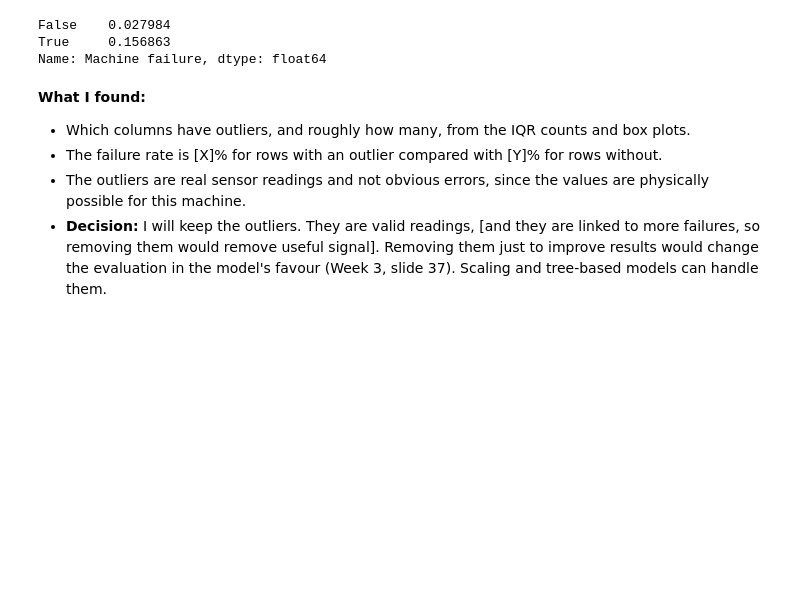
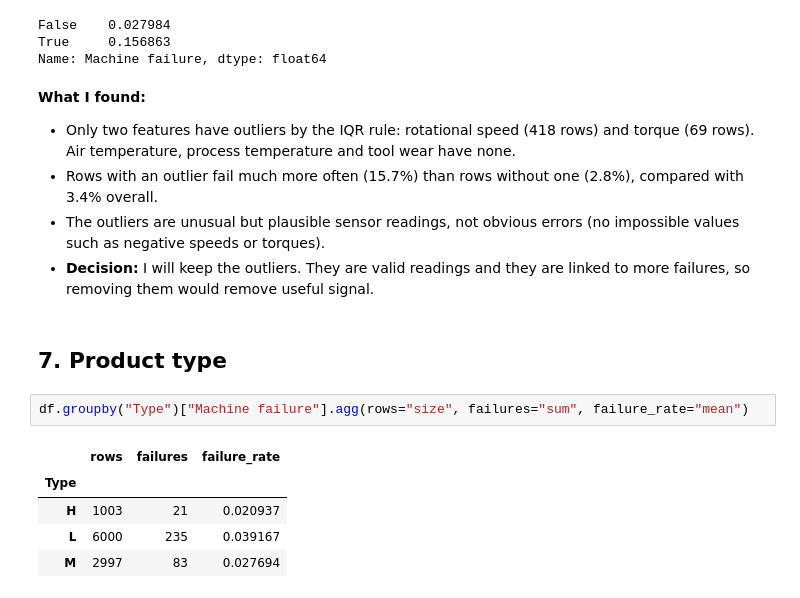
Before and after one commit to NathanL05/ct4101-ml-portfolio, a Jupyter notebook: notebooks/01_data_audit.ipynb, the cells around one changed output. Drawn from its saved outputs; the diff is of its cells as text; blank space fills up the shorter version.

Commit message:
Add product type analysis and leakage register

```diff
--- a/notebooks/01_data_audit.ipynb
+++ b/notebooks/01_data_audit.ipynb
@@ -218,7 +218,17 @@ True     0.156863
 Name: Machine failure, dtype: float64
 # %% [markdown]
 **What I found:**
-- Which columns have outliers, and roughly how many, from the IQR counts and box plots.
-- The failure rate is [X]% for rows with an outlier compared with [Y]% for rows without.
-- The outliers are real sensor readings and not obvious errors, since the values are physically possible for this machine.
-- **Decision:** I will keep the outliers. They are valid readings, [and they are linked to more failures, so removing them would remove useful signal]. Removing them just to improve results would change the evaluation in the model's favour (Week 3, slide 37). Scaling and tree-based models can handle them.
+- Only two features have outliers by the IQR rule: rotational speed (418 rows) and torque (69 rows). Air temperature, process temperature and tool wear have none.
+- Rows with an outlier fail much more often (15.7%) than rows without one (2.8%), compared with 3.4% overall.
+- The outliers are unusual but plausible sensor readings, not obvious errors (no impossible values such as negative speeds or torques).
+- **Decision:** I will keep the outliers. They are valid readings and they are linked to more failures, so removing them would remove useful signal.
+# %% [markdown]
+## 7. Product type
+# %%
+df.groupby("Type")["Machine failure"].agg(rows="size", failures="sum", failure_rate="mean")
+# %% [output]
+|  | rows | failures | failure_rate |
+| Type |  |  |  |
+| H | 1003 | 21 | 0.020937 |
+| L | 6000 | 235 | 0.039167 |
+| M | 2997 | 83 | 0.027694 |
```
Also changed, not shown: parts of 4 cells of this notebook, 1 other file.
